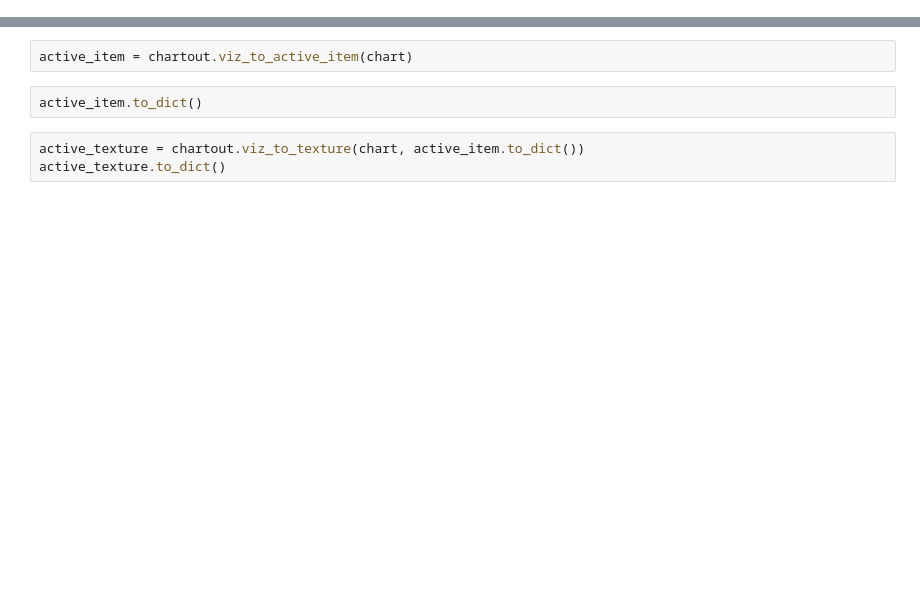
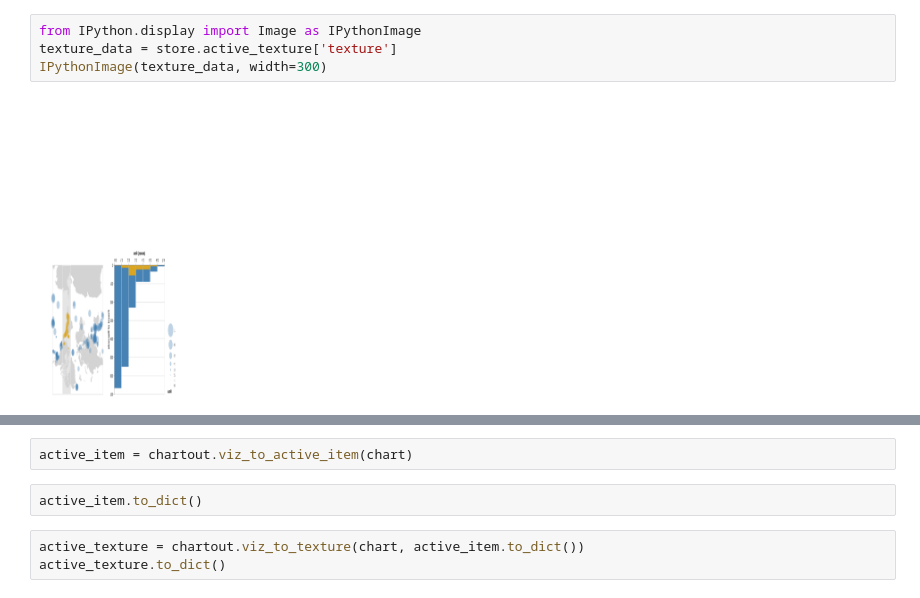
Before and after one commit to hoekinsights/chartout, a Jupyter notebook: test.ipynb, the cells around one changed output, grey strips where cells are left out. Saved outputs shown, nothing was run; the diff lists cells and outputs as text; blank space fills up the shorter version.

Commit message:
fix testing texture

```diff
--- a/test.ipynb
+++ b/test.ipynb
@@ -10,0 +8,6 @@ variant_texture = chartout.charts_to_texture(id_variant, textures)
+# %%
+from IPython.display import Image as IPythonImage
+texture_data = store.active_texture['texture']
+IPythonImage(texture_data, width=300)
+# %% [output]
+[figure, added]
```
Also changed, not shown: parts of 9 cells of this notebook, 3 other files.
